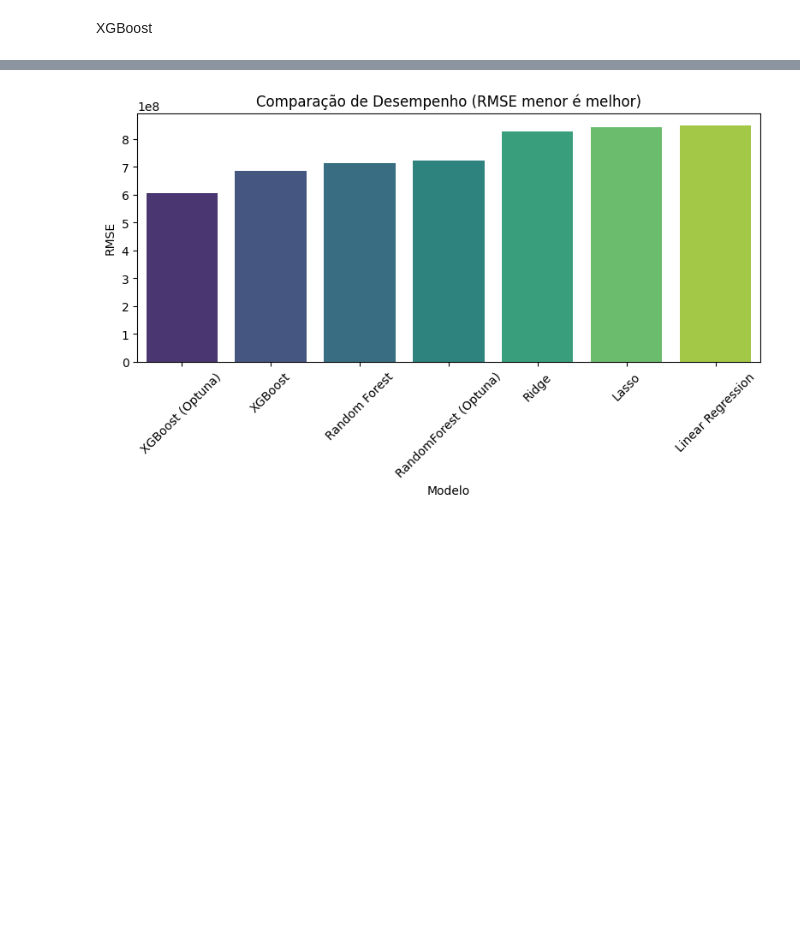
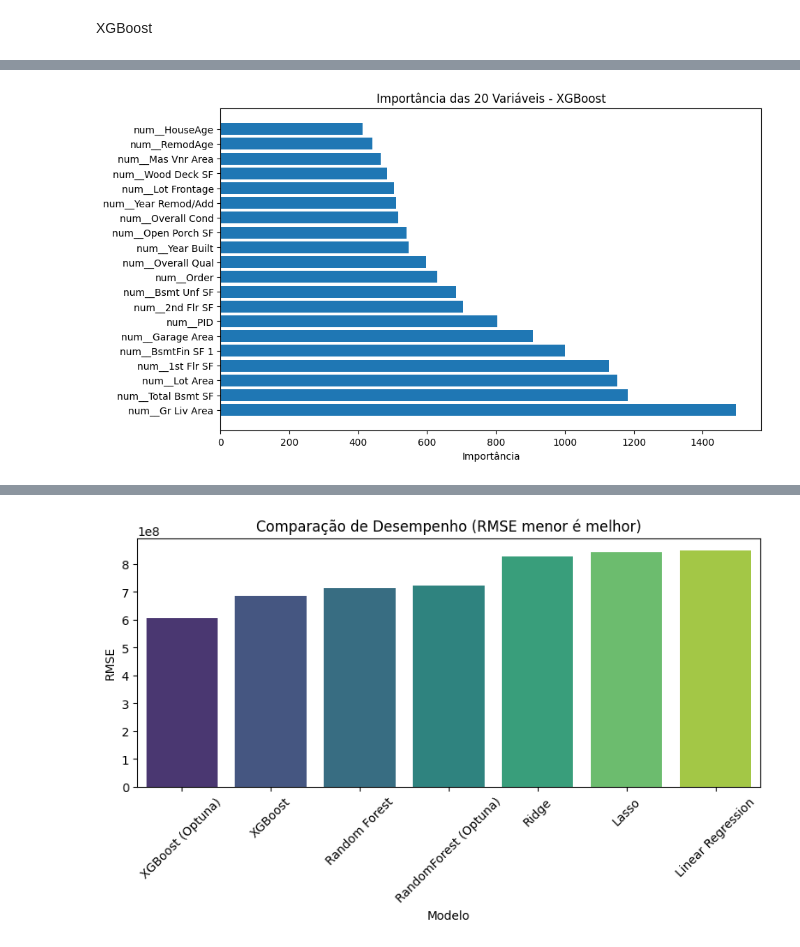
Before and after one commit to franciscocolatino/house-prices-experimento-ml, a Jupyter notebook: experimento_house_prices.ipynb, the cells around one changed output, grey strips where cells are left out. Cells and saved outputs as stored; diff of their text form; code cells hidden in the pictures; blank space fills up the shorter version.

Commit message:
feat: add new graphics with importance of the best models and update scores

```diff
--- a/experimento_house_prices.ipynb
+++ b/experimento_house_prices.ipynb
@@ -22,0 +39,3 @@ TARGET = "SalePrice"
+# %%
+df["HouseAge"] = df["Yr Sold"] - df["Year Built"]
+df["RemodAge"] = df["Yr Sold"] - df["Year Remod/Add"]
@@ -76,3 +106,8 @@ def evaluate_model(model, name):
     r2 = r2_score(y_test, preds)
     print(f"{name} -> RMSE: {rmse:.3f} | MAE: {mae:.3f} | R²: {r2:.3f}")
     return {'Modelo': name, 'RMSE': rmse, 'MAE': mae, 'R2': r2, 'pipeline': pipe}
+# %%
+X_transformed = preprocessor.fit_transform(X)
+
+# Número final de atributos
+X_transformed.shape
@@ -207,3 +244,24 @@ xgb_preds = best_xgb.predict(X_test)
 xgb_rmse = mean_squared_error(y_test, xgb_preds)
 xgb_mae = mean_absolute_error(y_test, xgb_preds)
 xgb_r2 = r2_score(y_test, xgb_preds)
+# %%
+model_xgb = best_xgb.named_steps['model']
+feature_names = best_xgb.named_steps['preproc'].get_feature_names_out()
+importance = model_xgb.get_booster().get_score(importance_type='weight')
+
+# Ordenar por importância (decrescente)
+importance_sorted = sorted(importance.items(), key=lambda x: x[1], reverse=True)
+
+top_n = 20
+top_importance = importance_sorted[:top_n]
+
+# Extraindo os nomes reais das variáveis
+top_feature_names = [feature_names[int(item[0][1:])] for item in top_importance]
+
+plt.figure(figsize=(10, 6))
+plt.barh(top_feature_names, [item[1] for item in top_importance])
+plt.xlabel('Importância')
+plt.title(f'Importância das {top_n} Variáveis - XGBoost')
+plt.show()
+# %% [output]
+[figure, added]
```
Also changed, not shown: parts of 16 cells of this notebook, 1 other file.
